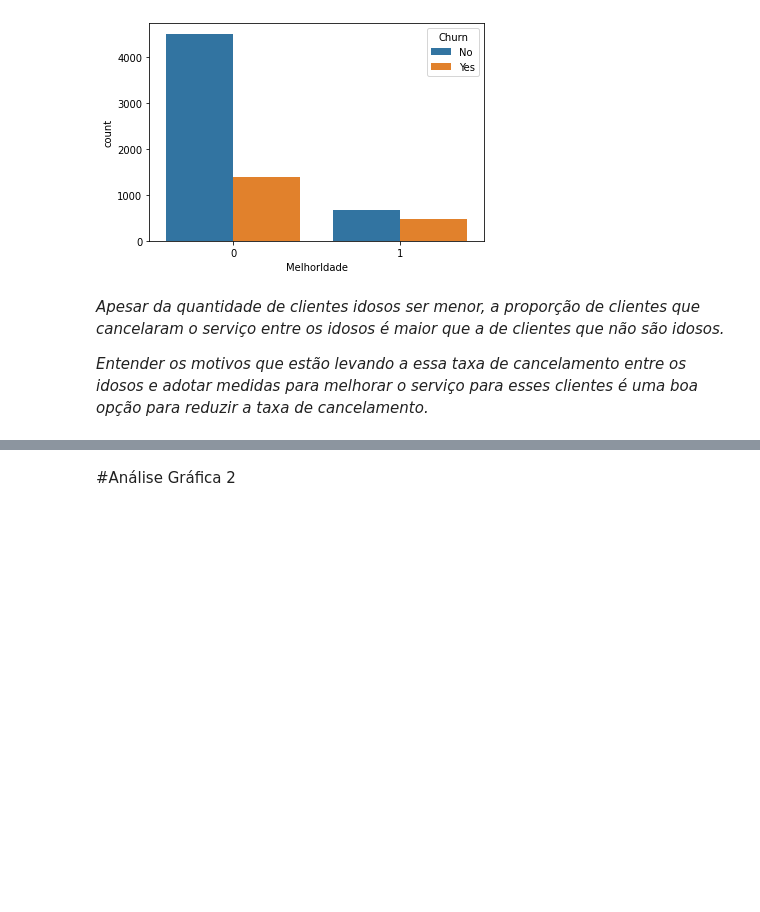
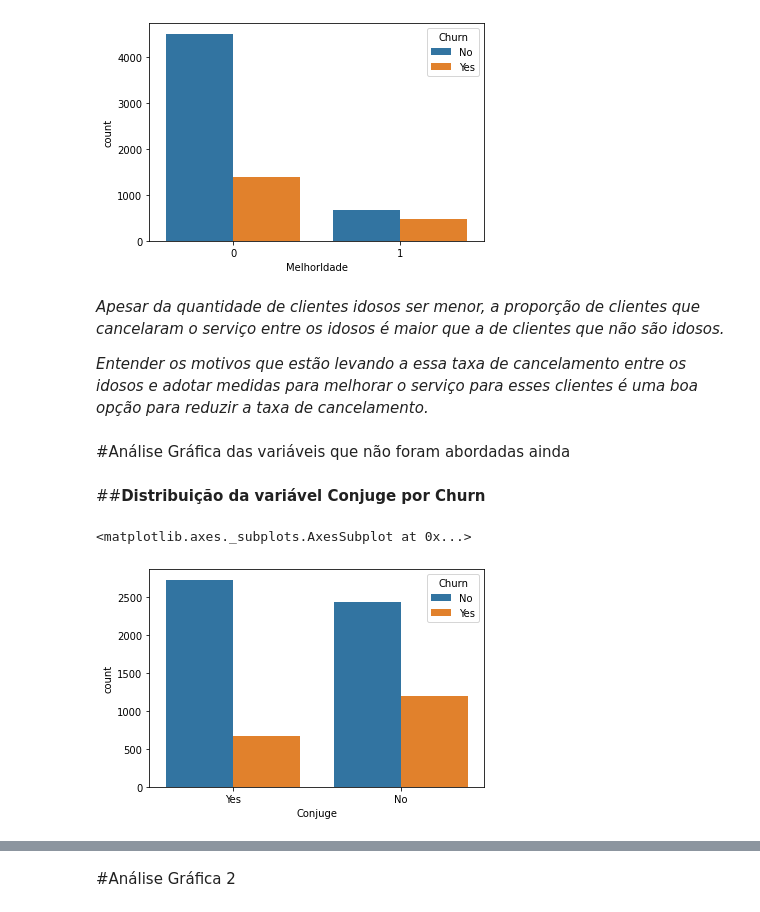
Before and after one commit to marcelo559/Alura_Challenge_DS_Voz, a Jupyter notebook: Analise-Semana-2.ipynb, the cells around one changed output, grey strips where cells are left out. Cells and saved outputs as stored; diff of their text form; code cells hidden in the pictures; blank space fills up the shorter version.

```diff
--- a/Analise-Semana-2.ipynb
+++ b/Analise-Semana-2.ipynb
@@ -181,3 +181,14 @@ sns.countplot(x='MelhorIdade',data=data,hue='Churn')
 *Apesar da quantidade de clientes idosos ser menor, a proporção de clientes que cancelaram o serviço entre os idosos é maior que a de clientes que não são idosos.*
 
 *Entender os motivos que estão levando a essa taxa de cancelamento entre os idosos e adotar medidas para melhorar o serviço para esses clientes é uma boa opção para reduzir a taxa de cancelamento.*
+# %% [markdown]
+#Análise Gráfica das variáveis que não foram abordadas ainda
+# %% [markdown]
+##**Distribuição da variável Conjuge por Churn**
+# %%
+# Plotando o gráfico dos clientes com e sem conjuge por churn
+
+sns.countplot(x='Conjuge',data=data,hue='Churn')
+# %% [output]
+<matplotlib.axes._subplots.AxesSubplot at 0x...>
+[figure, added]
```
Also changed, not shown: parts of 29 cells of this notebook.
